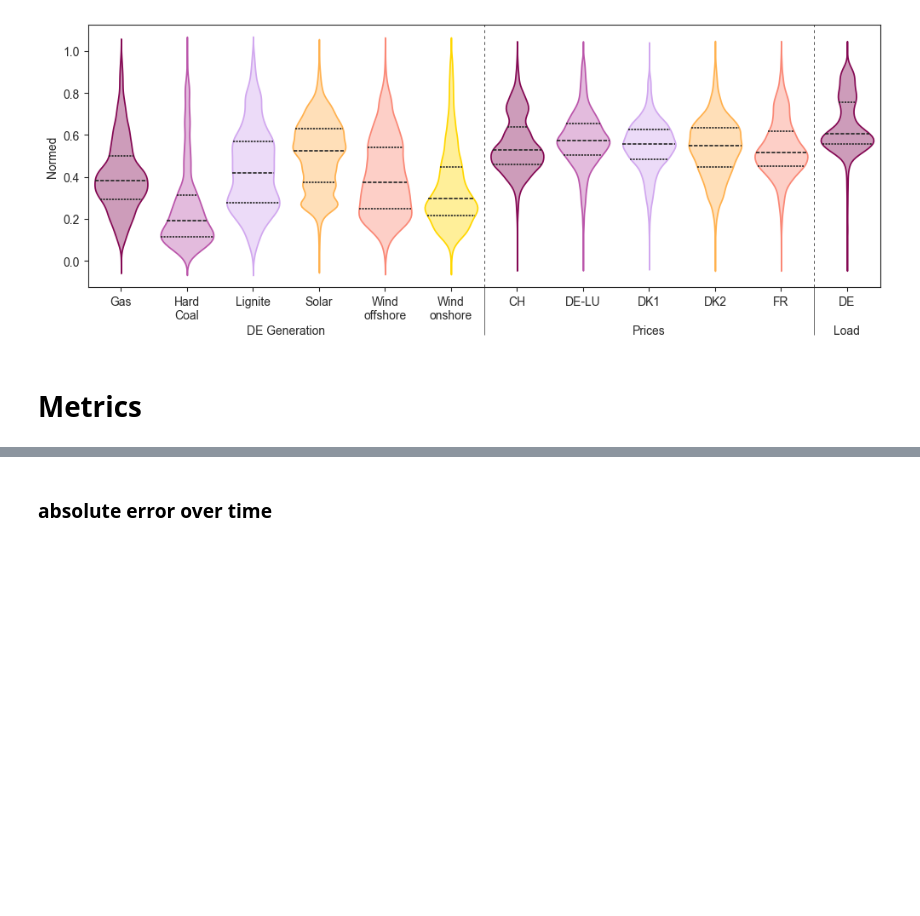
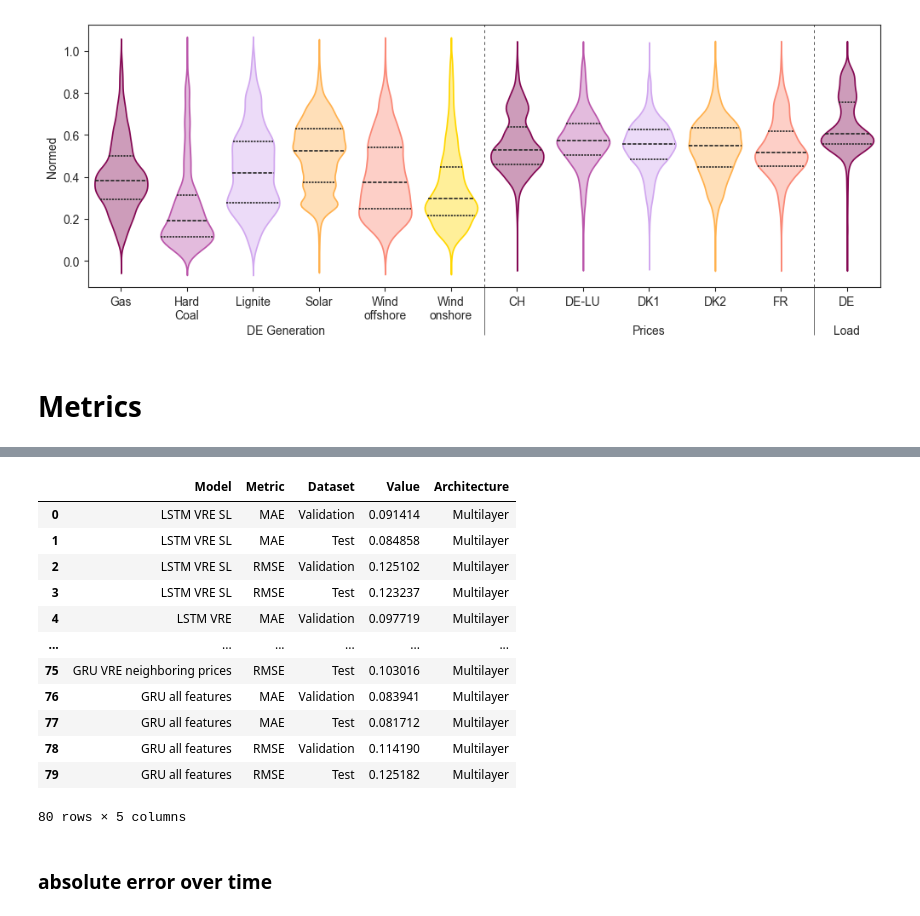
Before and after one commit to valentin-17/epf, a Jupyter notebook: notebooks/other_data_viz.ipynb, the cells around one changed output, grey strips where cells are left out. Saved outputs shown, nothing was run; the diff lists cells and outputs as text; code cells hidden in the pictures; blank space fills up the shorter version.

```diff
--- a/notebooks/other_data_viz.ipynb
+++ b/notebooks/other_data_viz.ipynb
@@ -259,3 +287,19 @@ plt.show()
+# %%
+df
+# %% [output]
+|  | Model | Metric | Dataset | Value | Architecture |
+| 0 | LSTM VRE SL | MAE | Validation | 0.091414 | Multilayer |
+| 1 | LSTM VRE SL | MAE | Test | 0.084858 | Multilayer |
+| 2 | LSTM VRE SL | RMSE | Validation | 0.125102 | Multilayer |
+| 3 | LSTM VRE SL | RMSE | Test | 0.123237 | Multilayer |
+| 4 | LSTM VRE | MAE | Validation | 0.097719 | Multilayer |
+| ... | ... | ... | ... | ... | ... |
+| 75 | GRU VRE neighboring prices | RMSE | Test | 0.103016 | Multilayer |
+| 76 | GRU all features | MAE | Validation | 0.083941 | Multilayer |
+| 77 | GRU all features | MAE | Test | 0.081712 | Multilayer |
+| 78 | GRU all features | RMSE | Validation | 0.114190 | Multilayer |
+| 79 | GRU all features | RMSE | Test | 0.125182 | Multilayer |
+80 rows × 5 columns
 # %% [markdown]
 ### absolute error over time
 # %% [markdown]
```
Also changed, not shown: parts of 2 cells of this notebook, 14 other files.
